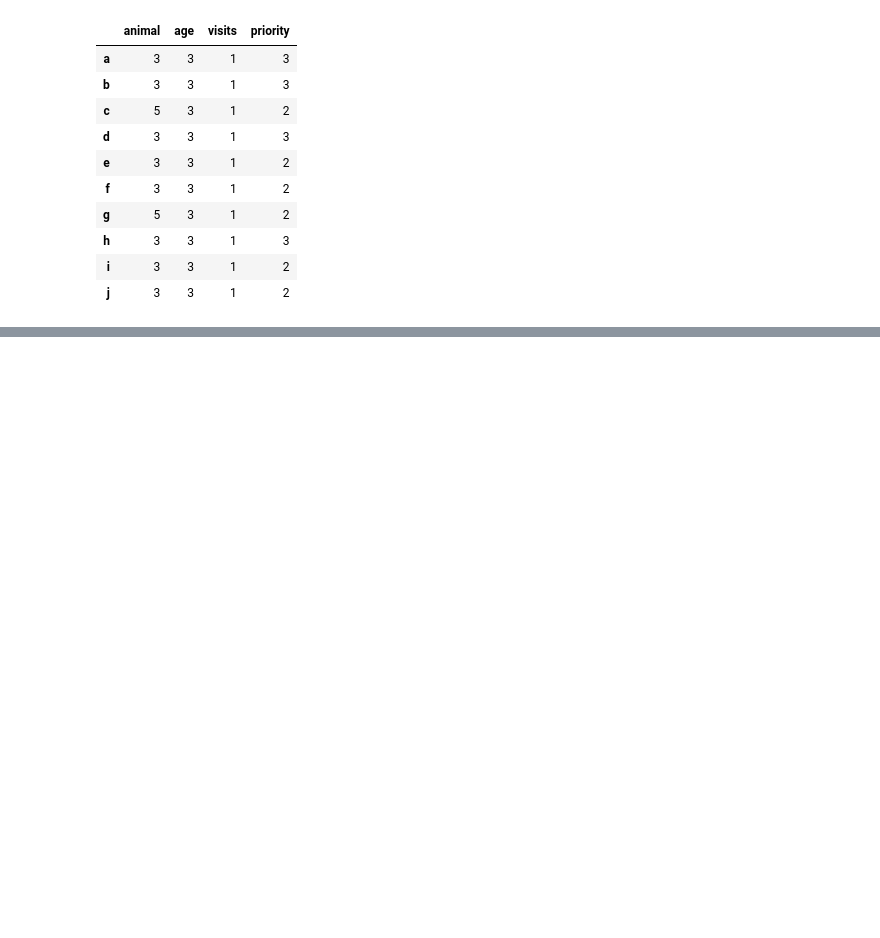
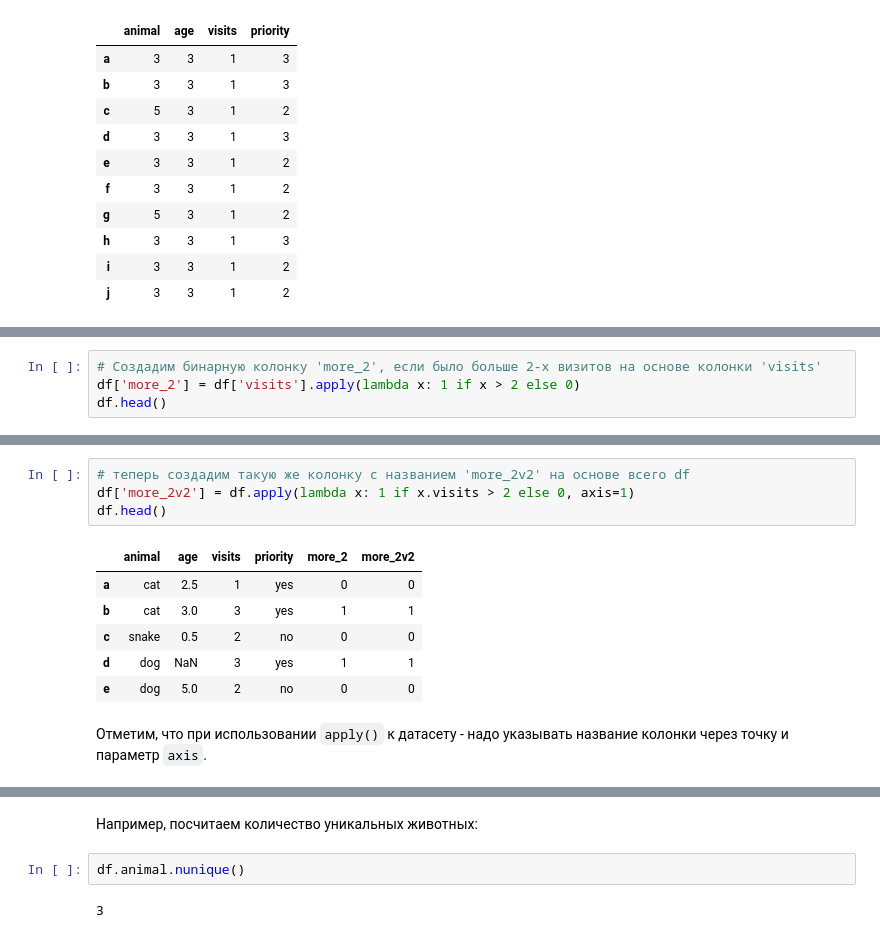
Before and after one commit to a-milenkin/Competitive_Data_Science, a Jupyter notebook: notebooks/2.2 - Pandas intro.ipynb, the cells around one changed output, grey strips where cells are left out. Cells and saved outputs as stored; diff of their text form; blank space fills up the shorter version.

```diff
--- a/notebooks/2.2 - Pandas intro.ipynb
+++ b/notebooks/2.2 - Pandas intro.ipynb
@@ -1040,0 +1028,4 @@ df.applymap(lambda x: len(str(x)))
+# %%
+# Создадим бинарную колонку 'more_2', если было больше 2-х визитов на основе колонки 'visits'
+df['more_2'] = df['visits'].apply(lambda x: 1 if x > 2 else 0)
+df.head()
@@ -1041,6 +1039,25 @@ df.applymap(lambda x: len(str(x)))
+# %%
+# теперь создадим такую же колонку с названием 'more_2v2' на основе всего df
+df['more_2v2'] = df.apply(lambda x: 1 if x.visits > 2 else 0, axis=1)
+df.head()
+# %% [output]
+|  | animal | age | visits | priority | more_2 | more_2v2 |
+| a | cat | 2.5 | 1 | yes | 0 | 0 |
+| b | cat | 3.0 | 3 | yes | 1 | 1 |
+| c | snake | 0.5 | 2 | no | 0 | 0 |
+| d | dog | NaN | 3 | yes | 1 | 1 |
+| e | dog | 5.0 | 2 | no | 0 | 0 |
+# %% [markdown]
+Отметим, что при использовании `apply()` к датасету - надо указывать название колонки через точку и параметр `axis`.
 # %% [markdown]
 ### Встроенные функции
 
 Здесь перечислены некоторые полезные методы, применимые к Series
 
 <img src="https://sun9-17.userapi.com/impg/QIvfQYVUFnOii25XfA6yL9HSsnVaMSI71Ccqow/BROCketQrDw.jpg?size=1302x1068&quality=96&sign=ffe48fa08279d37d7e023cce818f888c&type=album" width=700></img>
+# %% [markdown]
+Например, посчитаем количество уникальных животных:
+# %%
+df.animal.nunique()
+# %% [output]
+3
```
Also changed, not shown: parts of 40 cells of this notebook, 2 other files.
